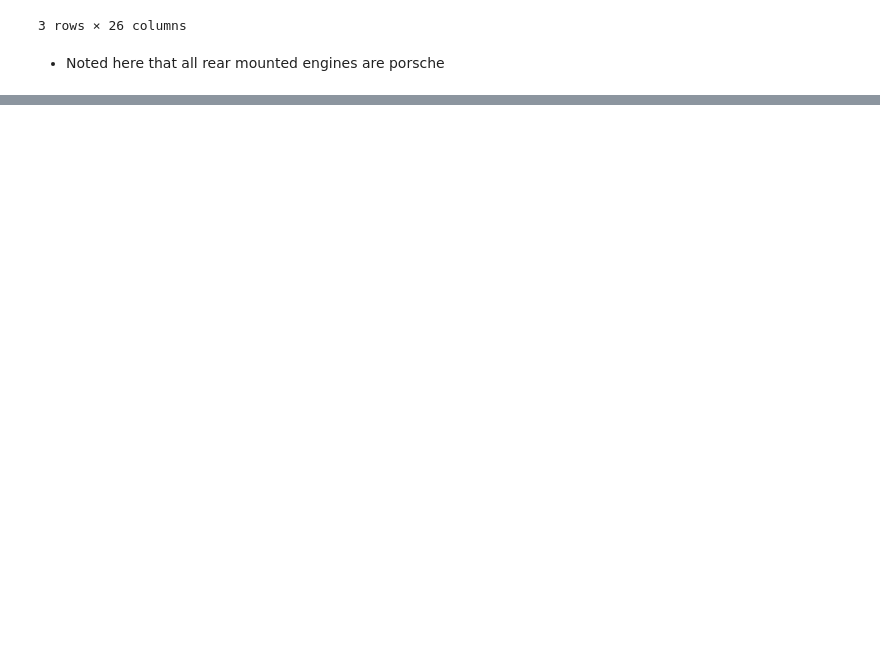
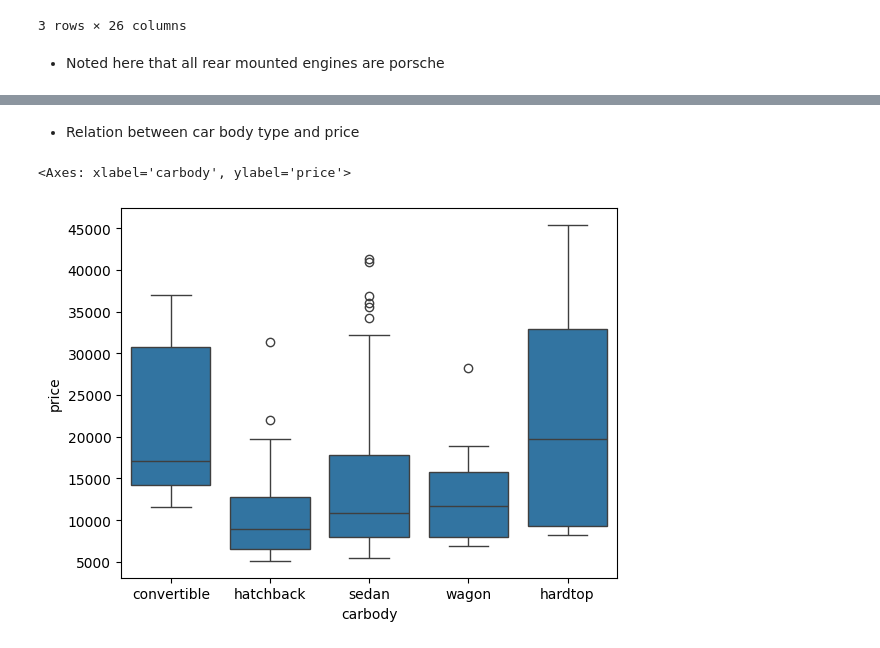
Before and after one commit to osayed159/DS_showcase, a Jupyter notebook: Car_Prices/notebooks/eda_car_price.ipynb, the cells around one changed output, grey strips where cells are left out. Cells and saved outputs as stored; diff of their text form; code cells hidden in the pictures; blank space fills up the shorter version.

```diff
--- a/Car_Prices/notebooks/eda_car_price.ipynb
+++ b/Car_Prices/notebooks/eda_car_price.ipynb
@@ -288,0 +454,7 @@ df[df['enginelocation']=='rear']
+# %% [markdown]
+- Relation between car body type and price
+# %%
+sns.boxplot(df,x=df['carbody'],y=df['price'])
+# %% [output]
+<Axes: xlabel='carbody', ylabel='price'>
+[figure, added]
```
Also changed, not shown: parts of 39 cells of this notebook.
